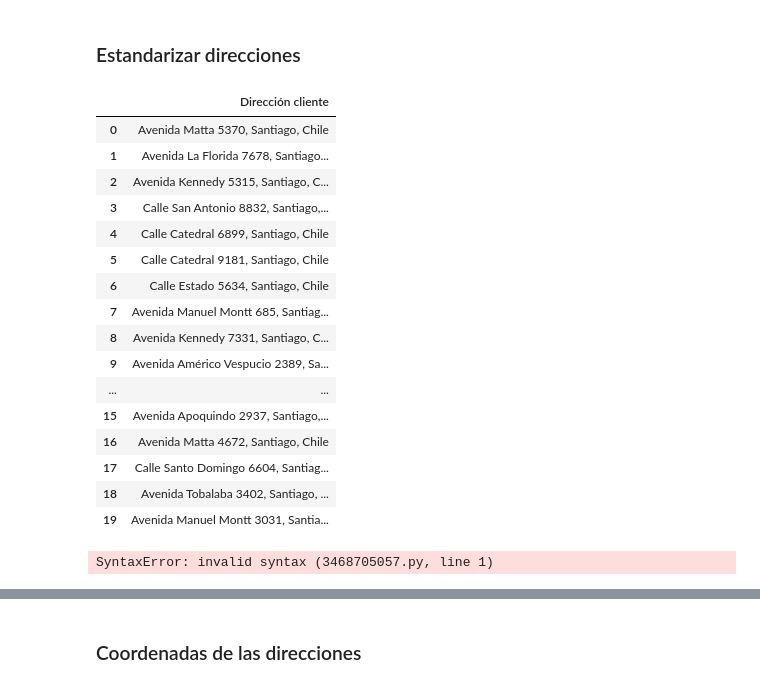
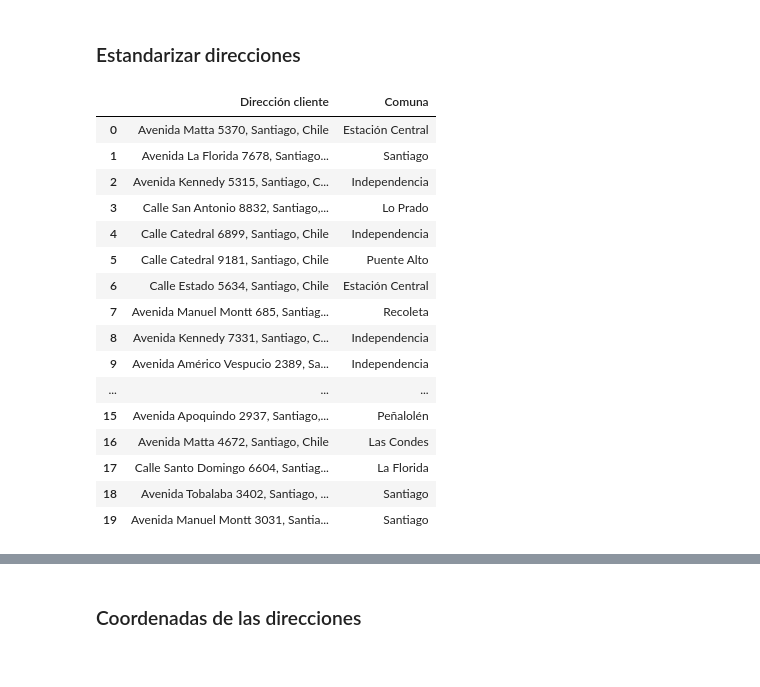
Before and after one commit to VichoRamirez/Capstone, a Jupyter notebook: SCRIPTS/Explorar.ipynb, the cells around one changed output, grey strips where cells are left out. Cells and saved outputs as stored; diff of their text form; code cells hidden in the pictures.

```diff
--- a/SCRIPTS/Explorar.ipynb
+++ b/SCRIPTS/Explorar.ipynb
@@ -158,11 +158,16 @@ ABREVIATURAS = {
     r'\bGran\b':        'Gran',
 }
 
-def estandarizar_direccion(direccion):
+def estandarizar_direccion_y_comuna(direccion):
+    """
+    Estandariza la dirección y extrae la comuna.
+    Retorna una tupla (dirección_estandarizada, comuna)
+    """
     if pd.isna(direccion):
-        return direccion
+        return (direccion, None)
 
     d = str(direccion)
+    comuna_encontrada = None
 
     # Normalizar espacios múltiples y Title Case
     d = re.sub(r'\s+', ' ', d).strip().title()
@@ -181,54 +186,59 @@ def estandarizar_direccion(direccion):
     # Separar calle+número del resto usando el primer número de calle
     match = re.match(r'^(.+?\s+\d+)\b(.*)', d)
 
     if match:
         calle_numero = match.group(1).strip()
         resto = match.group(2).strip()
 
         # Quitar comuna solo del RESTO (no de la calle)
         for comuna in COMUNAS_SANTIAGO:
             patron = r',?\s*' + re.escape(comuna) + r'\s*,?'
             if re.search(patron, resto, flags=re.IGNORECASE):
+                comuna_encontrada = comuna
                 resto = re.sub(patron, '', resto, flags=re.IGNORECASE).strip()
                 break
         resultado = calle_numero
     else:
         resultado = d
         for comuna in COMUNAS_SANTIAGO:
             patron = r',?\s*' + re.escape(comuna) + r'\s*,?'
             if re.search(patron, resultado, flags=re.IGNORECASE):
+                comuna_encontrada = comuna
                 resultado = re.sub(patron, '', resultado, flags=re.IGNORECASE).strip()
                 break
 
     # Quitar Santiago, Chile y comas residuales
     resultado = re.sub(r',?\s*Santiago\b', '', resultado, flags=re.IGNORECASE)
     resultado = re.sub(r',?\s*Chile\b', '', resultado, flags=re.IGNORECASE)
     resultado = re.sub(r'\s+', ' ', resultado).strip().strip(',').strip()
     resultado = resultado.replace(".", "")
 
-    return f"{resultado}, Santiago, Chile"
+    # Si no se encontró comuna específica, es Santiago por defecto
+    if comuna_encontrada is None:
+        comuna_encontrada = 'Santiago'
 
-df_ventas['Dirección cliente'] = df_ventas['Dirección cliente'].apply(estandarizar_direccion)
-display(df_ventas[['Dirección cliente']].head(20))
+    return (f"{resultado}, Santiago, Chile", comuna_encontrada)
+
+# Aplicar la función y expandir los resultados en dos columnas
+df_ventas[['Dirección cliente', 'Comuna']] = df_ventas['Dirección cliente'].apply(
+    lambda x: pd.Series(estandarizar_direccion_y_comuna(x))
+)
+display(df_ventas[['Dirección cliente', 'Comuna']].head(20))
 # %% [output]
-|  | Dirección cliente |
-| 0 | Avenida Matta 5370, Santiago, Chile |
-| 1 | Avenida La Florida 7678, Santiago... |
-| 2 | Avenida Kennedy 5315, Santiago, C... |
-| 3 | Calle San Antonio 8832, Santiago,... |
-| 4 | Calle Catedral 6899, Santiago, Chile |
-| 5 | Calle Catedral 9181, Santiago, Chile |
-| 6 | Calle Estado 5634, Santiago, Chile |
-| 7 | Avenida Manuel Montt 685, Santiag... |
-| 8 | Avenida Kennedy 7331, Santiago, C... |
-| 9 | Avenida Américo Vespucio 2389, Sa... |
-| ... | ... |
-| 15 | Avenida Apoquindo 2937, Santiago,... |
-| 16 | Avenida Matta 4672, Santiago, Chile |
-| 17 | Calle Santo Domingo 6604, Santiag... |
-| 18 | Avenida Tobalaba 3402, Santiago, ... |
-| 19 | Avenida Manuel Montt 3031, Santia... |
+|  | Dirección cliente | Comuna |
+| 0 | Avenida Matta 5370, Santiago, Chile | Estación Central |
+| 1 | Avenida La Florida 7678, Santiago... | Santiago |
+| 2 | Avenida Kennedy 5315, Santiago, C... | Independencia |
+| 3 | Calle San Antonio 8832, Santiago,... | Lo Prado |
+| 4 | Calle Catedral 6899, Santiago, Chile | Independencia |
+| 5 | Calle Catedral 9181, Santiago, Chile | Puente Alto |
+| 6 | Calle Estado 5634, Santiago, Chile | Estación Central |
+| 7 | Avenida Manuel Montt 685, Santiag... | Recoleta |
+| 8 | Avenida Kennedy 7331, Santiago, C... | Independencia |
+| 9 | Avenida Américo Vespucio 2389, Sa... | Independencia |
+| ... | ... | ... |
+| 15 | Avenida Apoquindo 2937, Santiago,... | Peñalolén |
+| 16 | Avenida Matta 4672, Santiago, Chile | Las Condes |
+| 17 | Calle Santo Domingo 6604, Santiag... | La Florida |
+| 18 | Avenida Tobalaba 3402, Santiago, ... | Santiago |
+| 19 | Avenida Manuel Montt 3031, Santia... | Santiago |
-# %%
-df_ventas[]
-# %% [output]
-SyntaxError: invalid syntax (3468705057.py, line 1)
```
Also changed, not shown: parts of 7 cells of this notebook, 3 other files.
